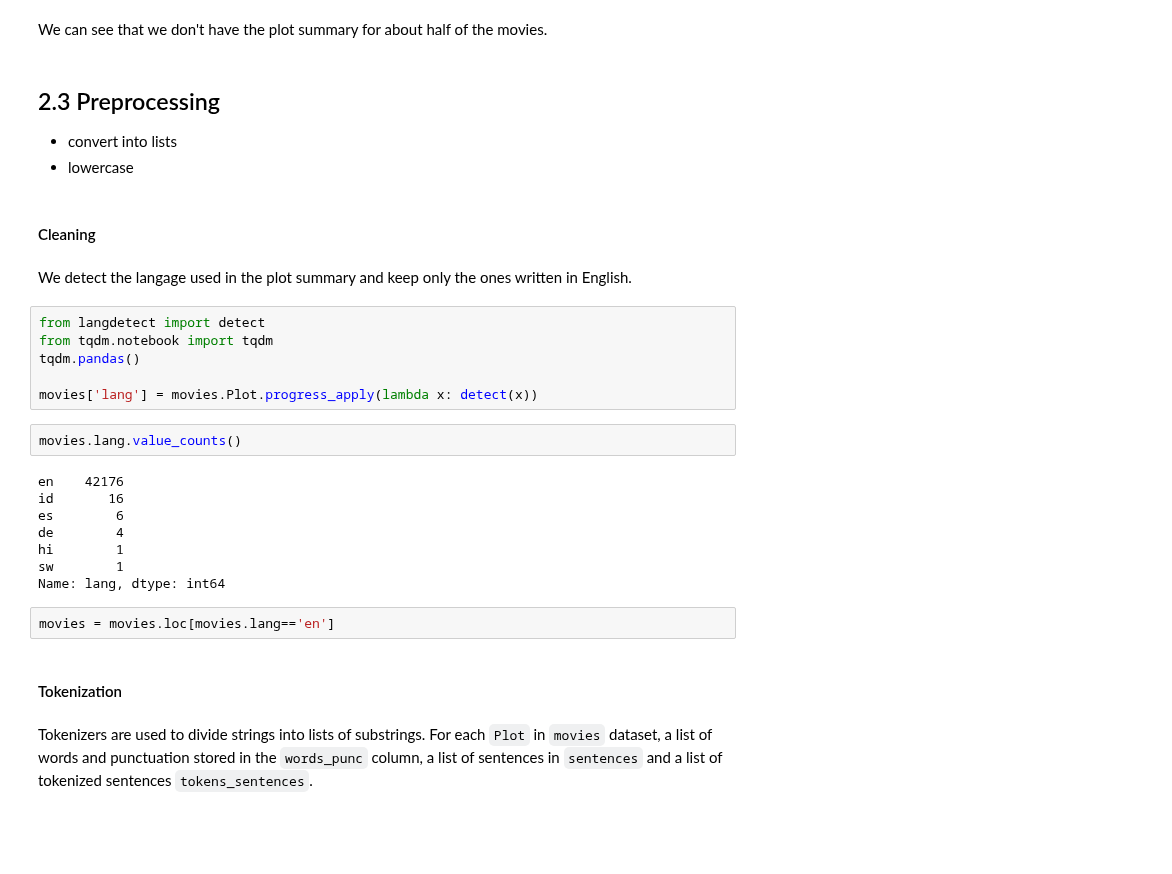
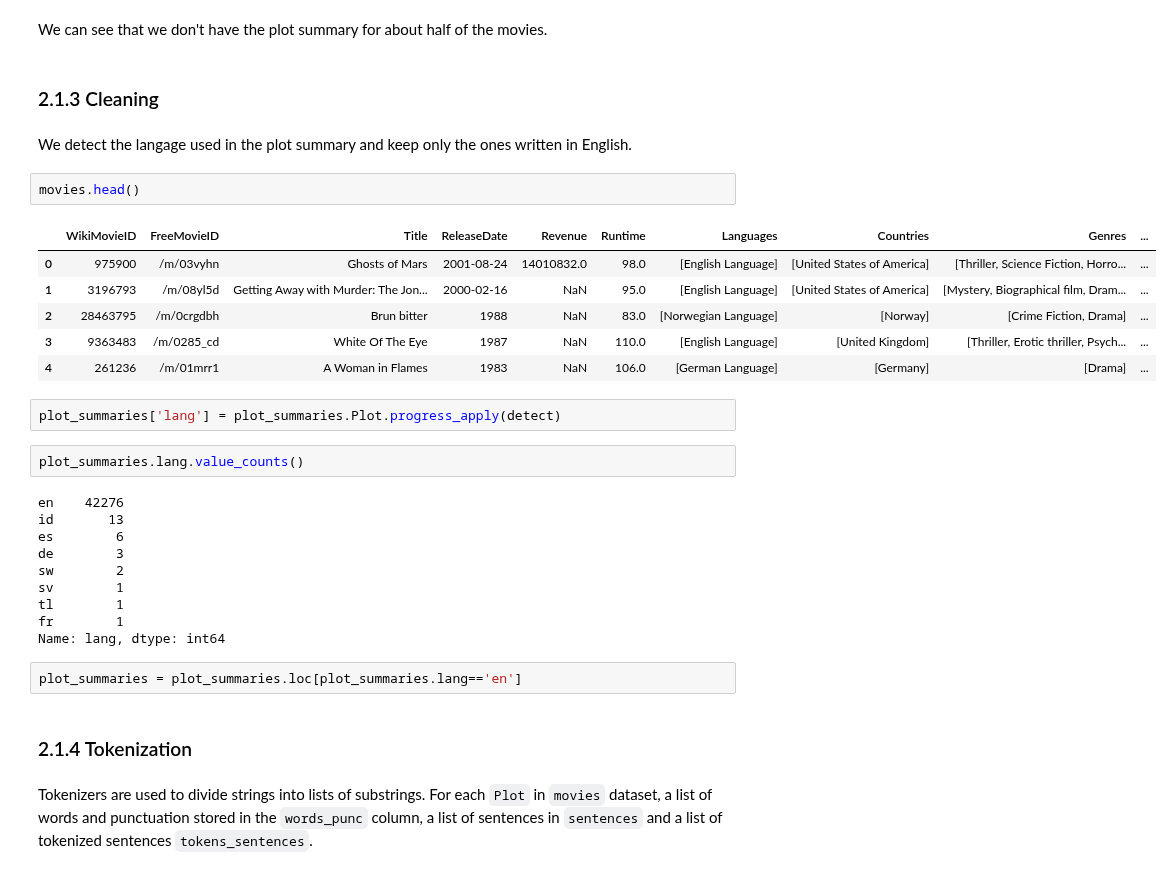
Before and after one commit to salome-baup/ada-2022-project-adaccord, a Jupyter notebook: Milestone2.ipynb, the cells around one changed output. Saved outputs shown, nothing was run; the diff lists cells and outputs as text; blank space fills up the shorter version.

```diff
--- a/Milestone2.ipynb
+++ b/Milestone2.ipynb
@@ -494,33 +548,36 @@ Number of missing plot summary: 0
 # %% [markdown]
 We can see that we don't have the plot summary for about half of the movies.
-# %% [markdown]
-## 2.3 Preprocessing  <a id='2.3'></a>
-- convert into lists
-- lowercase
 # %% [markdown]
-#### Cleaning
+### 2.1.3 Cleaning
 # %% [markdown]
 We detect the langage used in the plot summary and keep only the ones written in English.
+# %%
+movies.head()
+# %% [output]
+|  | WikiMovieID | FreeMovieID | Title | ReleaseDate | Revenue | Runtime | Languages | Countries | Genres | ... |
+| 0 | 975900 | /m/03vyhn | Ghosts of Mars | 2001-08-24 | 14010832.0 | 98.0 | [English Language] | [United States of America] | [Thriller, Science Fiction, Horro... | ... |
+| 1 | 3196793 | /m/08yl5d | Getting Away with Murder: The Jon... | 2000-02-16 | NaN | 95.0 | [English Language] | [United States of America] | [Mystery, Biographical film, Dram... | ... |
+| 2 | 28463795 | /m/0crgdbh | Brun bitter | 1988 | NaN | 83.0 | [Norwegian Language] | [Norway] | [Crime Fiction, Drama] | ... |
+| 3 | 9363483 | /m/0285_cd | White Of The Eye | 1987 | NaN | 110.0 | [English Language] | [United Kingdom] | [Thriller, Erotic thriller, Psych... | ... |
+| 4 | 261236 | /m/01mrr1 | A Woman in Flames | 1983 | NaN | 106.0 | [German Language] | [Germany] | [Drama] | ... |
 # %%
-from langdetect import detect
-from tqdm.notebook import tqdm
-tqdm.pandas()
-
-movies['lang'] = movies.Plot.progress_apply(lambda x: detect(x))
+plot_summaries['lang'] = plot_summaries.Plot.progress_apply(detect)
 # %%
-movies.lang.value_counts()
+plot_summaries.lang.value_counts()
 # %% [output]
-en    42176
-id       16
+en    42276
+id       13
 es        6
-de        4
-hi        1
-sw        1
+de        3
+sw        2
+sv        1
+tl        1
+fr        1
 Name: lang, dtype: int64
 # %%
-movies = movies.loc[movies.lang=='en']
+plot_summaries = plot_summaries.loc[plot_summaries.lang=='en']
 # %% [markdown]
-#### Tokenization
+### 2.1.4 Tokenization
 # %% [markdown]
 Tokenizers are used to divide strings into lists of substrings. For each `Plot` in `movies` dataset, a list of words and punctuation stored in the `words_punc` column, a list of sentences in `sentences` and a list of tokenized sentences `tokens_sentences`.
 # %%
```
Also changed, not shown: parts of 128 cells of this notebook.
